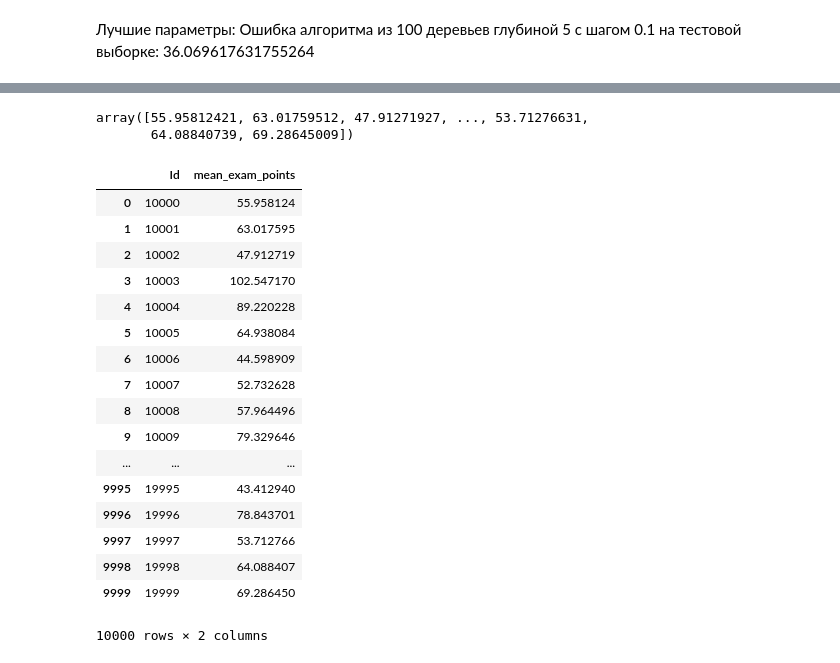
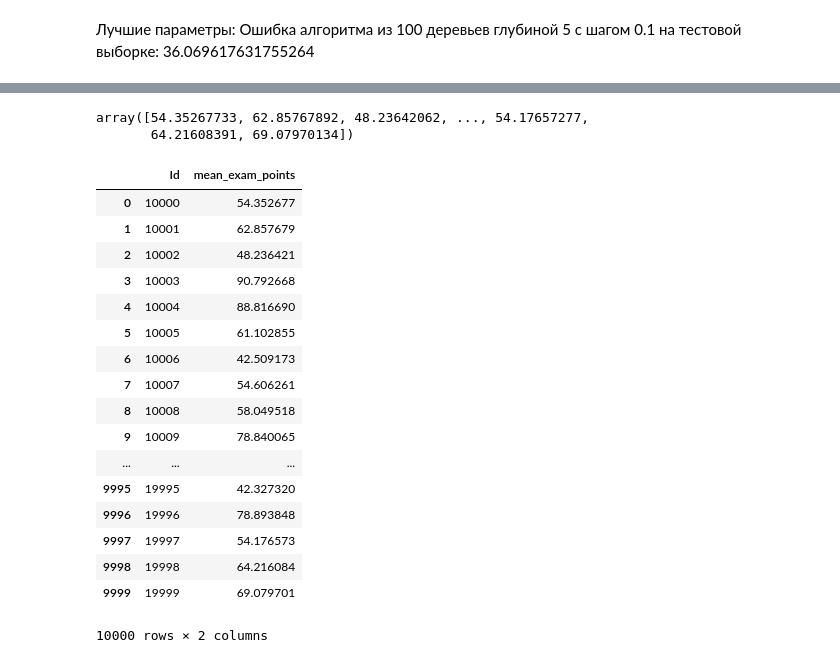
Before and after one commit to VitalyGladyshev/Data-Aanalysis-Algorithms, a Jupyter notebook: Гладышев ААД ДЗ 8.ipynb, the cells around one changed output, grey strips where cells are left out. Saved outputs shown, nothing was run; the diff lists cells and outputs as text; code cells hidden in the pictures.

```diff
--- a/Гладышев ААД ДЗ 8.ipynb
+++ b/Гладышев ААД ДЗ 8.ipynb
@@ -324,0 +775,28 @@ tr_b, dp_b, et_b = grid_mtr(n_trees_l, max_depth_l, eta_l, X, y)
+# %%
+def grid_mtr(n_trees_l, max_depth_l, eta_l, X, y):
+    X_train, X_test, y_train, y_test = train_test_split(X, y, test_size=0.25, random_state=42)
+    err_min = np.inf
+    for tr in n_trees_l:
+        for dp in max_depth_l:
+            for et in eta_l:
+                coefs = [1] * tr # для простоты примем коэффициенты равными 1
+                trees, train_errors, test_errors = gb_fit_lt(tr, dp, X_train, X_test, y_train, y_test, coefs, et)
+                train_prediction = gb_predict_m(X_train, trees, coefs, et)
+                print(f'Ошибка алгоритма из {len(trees)} деревьев глубиной {dp} с шагом {et} на тренировочной выборке: {mean_squared_error(y_train, train_prediction)}')
+                test_prediction = gb_predict_m(X_test, trees, coefs, et)
+                err = mean_squared_error(y_test, test_prediction)
+                print(f'Ошибка алгоритма из {len(trees)} деревьев глубиной {dp} с шагом {et} на тестовой выборке: {err}')
+                if err_min > err:
+                    tr_b = len(trees)
+                    dp_b = dp
+                    et_b = et
+                    err_min = err
+                get_error_plot(len(train_errors), train_errors, test_errors)
+    print(f'Лучшие параметры: Ошибка алгоритма из {tr_b} деревьев глубиной {dp_b} с шагом {et_b} на тестовой выборке: {err_min}')
+    return tr_b, dp_b, et_b
+# %%
+n_trees_l = [350]
+max_depth_l = [2, 3, 4, 5, 6]
+eta_l = [0.1]
+
+tr_b, dp_b, et_b = grid_mtr(n_trees_l, max_depth_l, eta_l, X_r, y_r)
@@ -605,39 +1063,36 @@ def gb_fit_fin_hd(n_trees, max_depth, X, y, coefs, eta):
 
     return trees, errors
 # %%
-n_trees = tr_b
-max_depth = dp_b
-eta = et_b
-coefs = [1] * n_trees # для простоты примем коэффициенты равными 1
+coefs = [1] * tr_b # для простоты примем коэффициенты равными 1
 
-trees, errors = gb_fit_fin(n_trees, max_depth, X, y, coefs, eta)
+trees, errors = gb_fit_fin(tr_b, dp_b, X_r, y_r, coefs, et_b)
 # %%
-prediction = gb_predict_m(test_X, trees, coefs, eta)
+prediction = gb_predict_m(test_X_r, trees, coefs, et_b)
 prediction
 # %% [output]
-array([55.95812421, 63.01759512, 47.91271927, ..., 53.71276631,
-       64.08840739, 69.28645009])
+array([54.35267733, 62.85767892, 48.23642062, ..., 54.17657277,
+       64.21608391, 69.07970134])
 # %%
-res = test[['Id']].copy()
+res = test_r[['Id']].copy()
 res = pd.concat([res, pd.DataFrame(prediction, columns=['mean_exam_points'])], axis=1)
 res
 # %% [output]
 |  | Id | mean_exam_points |
-| 0 | 10000 | 55.958124 |
-| 1 | 10001 | 63.017595 |
-| 2 | 10002 | 47.912719 |
-| 3 | 10003 | 102.547170 |
-| 4 | 10004 | 89.220228 |
-| 5 | 10005 | 64.938084 |
-| 6 | 10006 | 44.598909 |
-| 7 | 10007 | 52.732628 |
-| 8 | 10008 | 57.964496 |
-| 9 | 10009 | 79.329646 |
+| 0 | 10000 | 54.352677 |
+| 1 | 10001 | 62.857679 |
+| 2 | 10002 | 48.236421 |
+| 3 | 10003 | 90.792668 |
+| 4 | 10004 | 88.816690 |
+| 5 | 10005 | 61.102855 |
+| 6 | 10006 | 42.509173 |
+| 7 | 10007 | 54.606261 |
+| 8 | 10008 | 58.049518 |
+| 9 | 10009 | 78.840065 |
 | ... | ... | ... |
-| 9995 | 19995 | 43.412940 |
-| 9996 | 19996 | 78.843701 |
-| 9997 | 19997 | 53.712766 |
-| 9998 | 19998 | 64.088407 |
-| 9999 | 19999 | 69.286450 |
+| 9995 | 19995 | 42.327320 |
+| 9996 | 19996 | 78.893848 |
+| 9997 | 19997 | 54.176573 |
+| 9998 | 19998 | 64.216084 |
+| 9999 | 19999 | 69.079701 |
 10000 rows × 2 columns
 # %%
```
Also changed, not shown: parts of 57 cells of this notebook.
